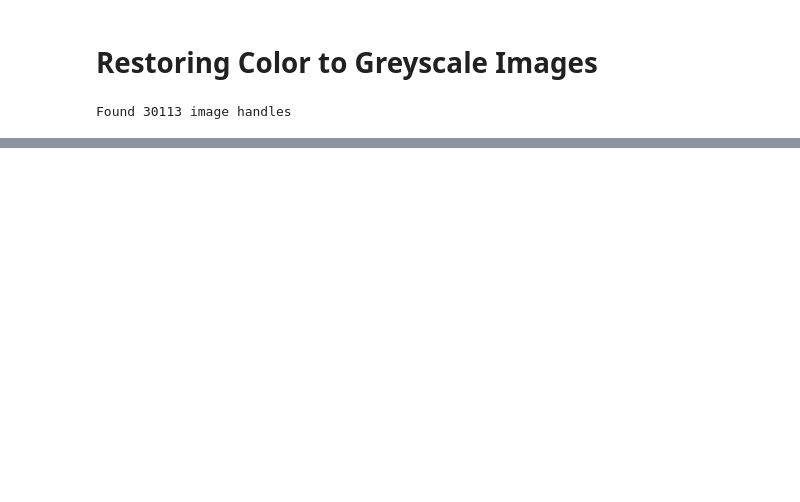
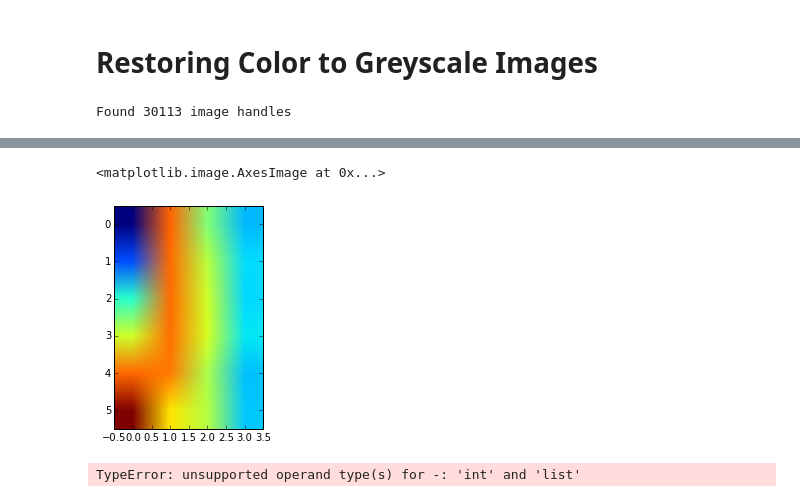
Before and after one commit to jeffschecter/colorize, a Jupyter notebook: Scratch.ipynb, the cells around one changed output, grey strips where cells are left out. Cells and saved outputs as stored; diff of their text form; code cells hidden in the pictures; blank space fills up the shorter version.

```diff
--- a/Scratch.ipynb
+++ b/Scratch.ipynb
@@ -42,10 +43,11 @@ net, train_fn, val_fn = convnet.CreateTheanoExprs(100, 100, 0.001)
 # %%
-batch_stats, val_stats, err, net = convnet.Train(
+#batch_stats, val_stats, err, net = convnet.Train(
+images = convnet.Train(
     num_batches=6,
     validate_every_n_batches=2,
-    height=100,
-    width=100,
-    batch_size=20,
+    height=SIZE,
+    width=SIZE,
+    batch_size=100,
     image_handles=handles,
     val_set_size=100,
     test_set_size=100,
@@ -89,0 +90,9 @@ PrintShapes(net)
+# %%
+plt.imshow(images[0])
+# %% [output]
+<matplotlib.image.AxesImage at 0x...>
+[figure, added]
+# %%
+plt.imshow(255 - images[0])
+# %% [output]
+TypeError: unsupported operand type(s) for -: 'int' and 'list'
```
Also changed, not shown: parts of 7 cells of this notebook, 1 other file.
